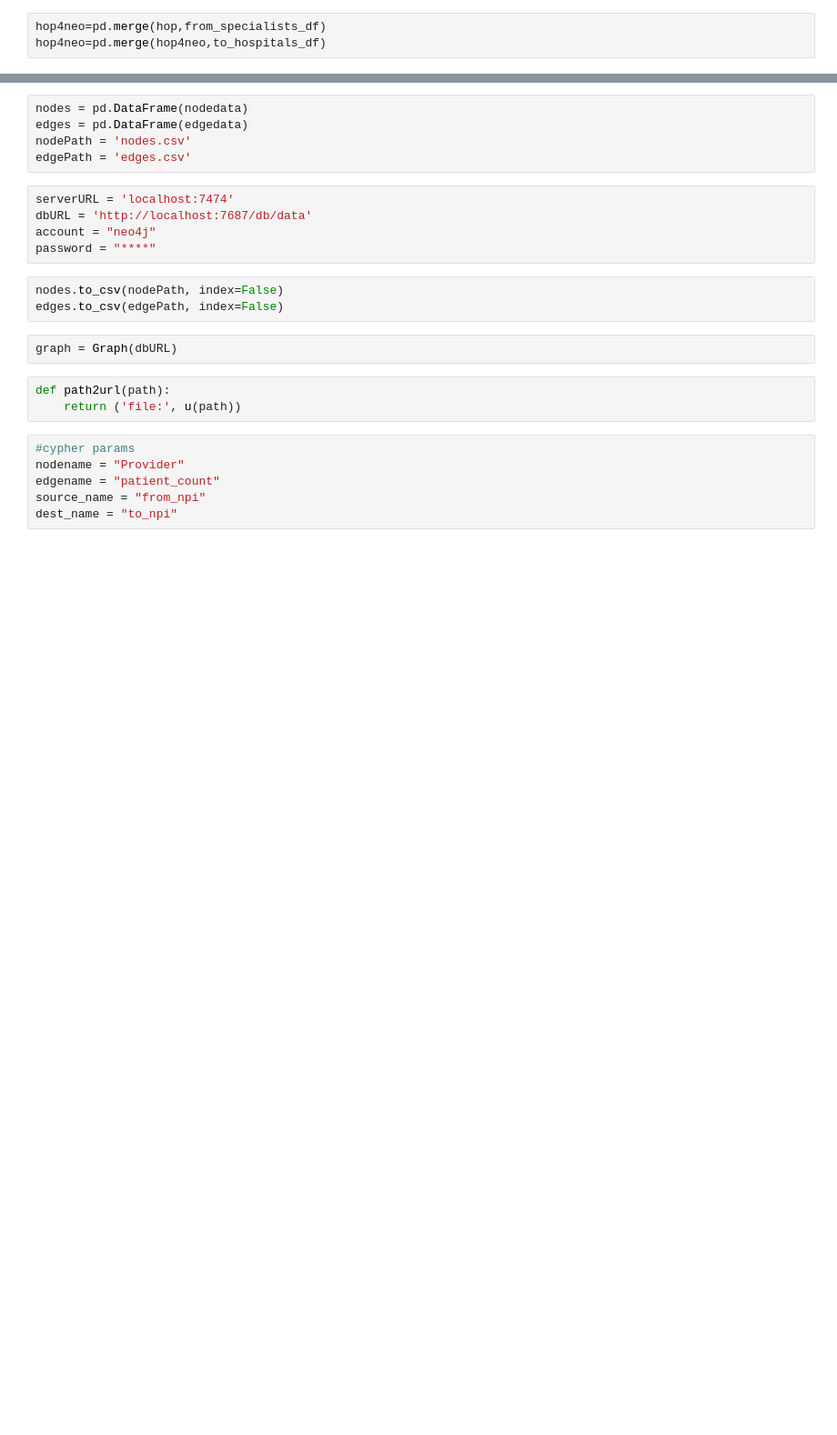
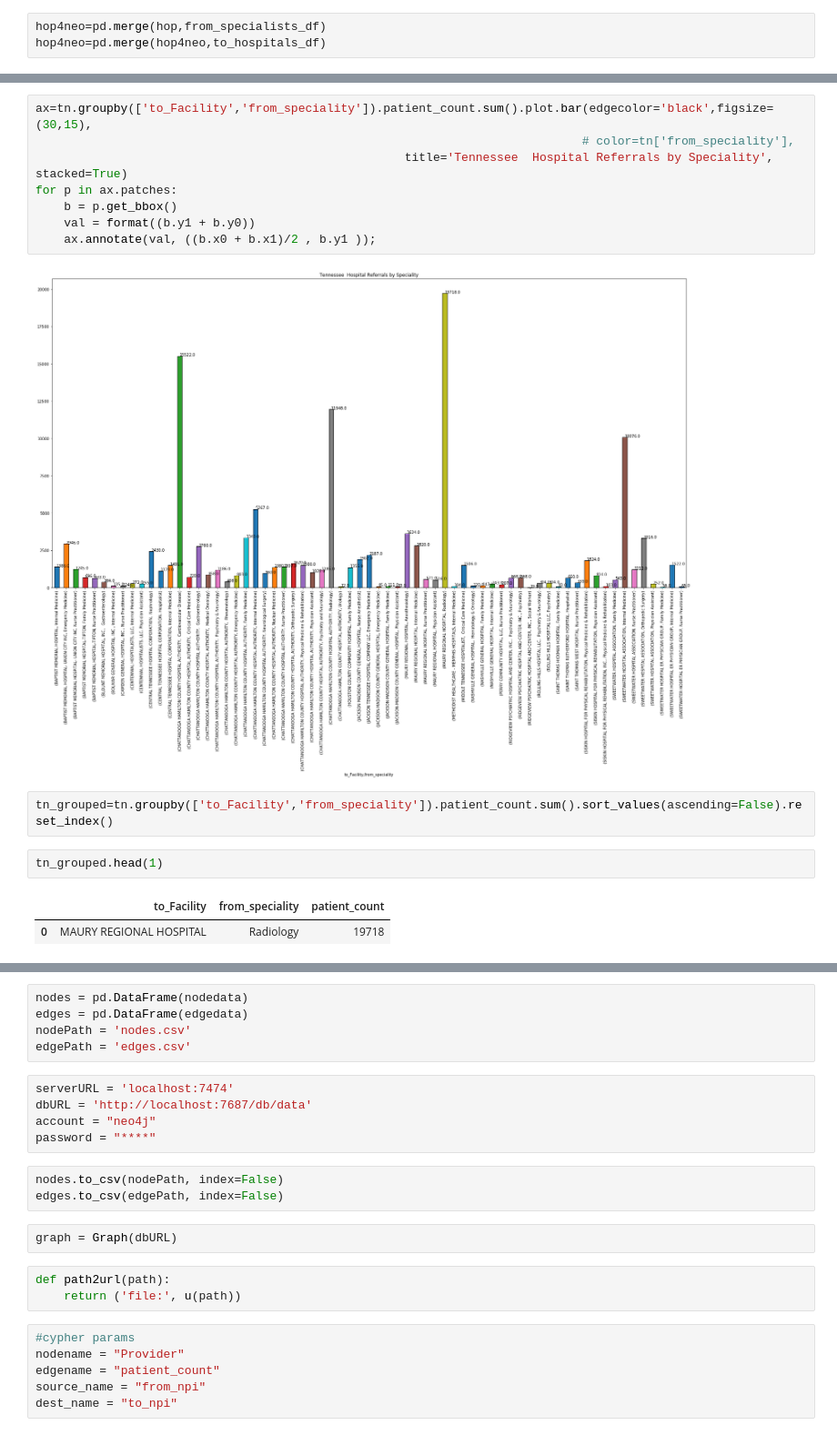
Before and after one commit to Barrett-Rogers/dq6-bluebook-pros, a Jupyter notebook: lydia_dq6.ipynb, the cells around one changed output, grey strips where cells are left out. Shown at 91% size. Drawn from its saved outputs; the diff is of its cells as text; blank space fills up the shorter version.

```diff
--- a/lydia_dq6.ipynb
+++ b/lydia_dq6.ipynb
@@ -174,0 +306,17 @@ hop_ready4neo.head()
+# %%
+ax=tn.groupby(['to_Facility','from_speciality']).patient_count.sum().plot.bar(edgecolor='black',figsize=(30,15),
+                                                                             # color=tn['from_speciality'],
+                                                    title='Tennessee  Hospital Referrals by Speciality', stacked=True)
+for p in ax.patches:
+    b = p.get_bbox()
+    val = format((b.y1 + b.y0))
+    ax.annotate(val, ((b.x0 + b.x1)/2 , b.y1 ));
+# %% [output]
+[figure, added]
+# %%
+tn_grouped=tn.groupby(['to_Facility','from_speciality']).patient_count.sum().sort_values(ascending=False).reset_index()
+# %%
+tn_grouped.head(1)
+# %% [output]
+|  | to_Facility | from_speciality | patient_count |
+| 0 | MAURY REGIONAL HOSPITAL | Radiology | 19718 |
```
Also changed, not shown: parts of 62 cells of this notebook.
